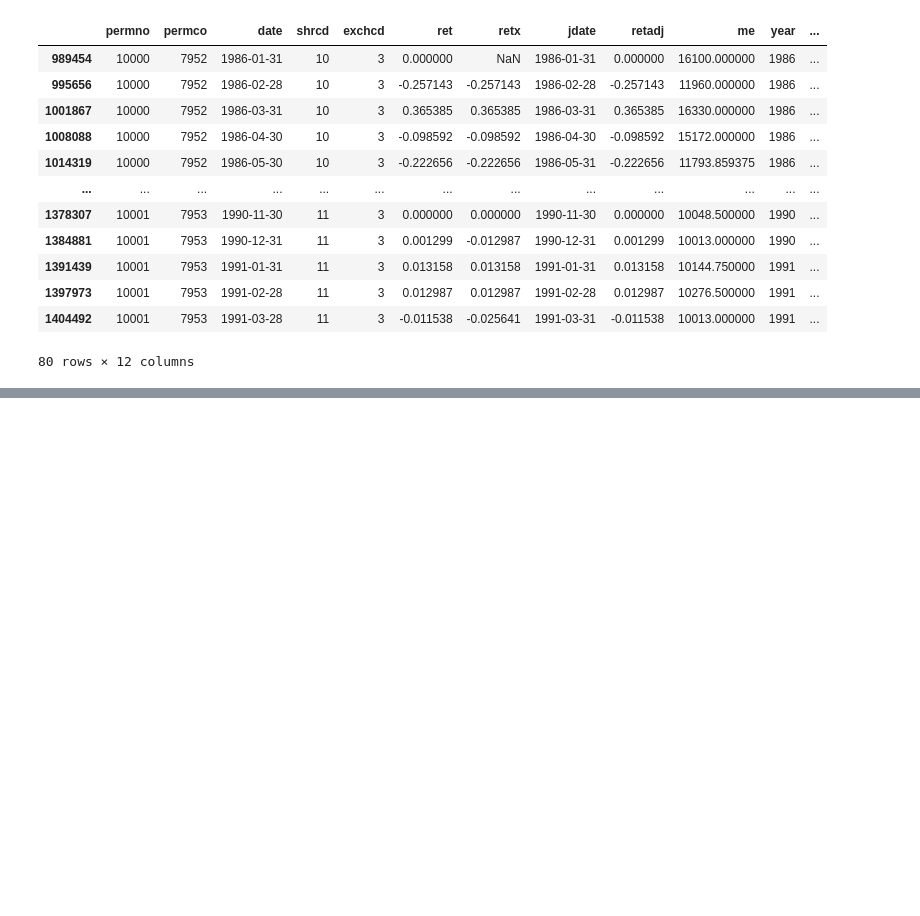
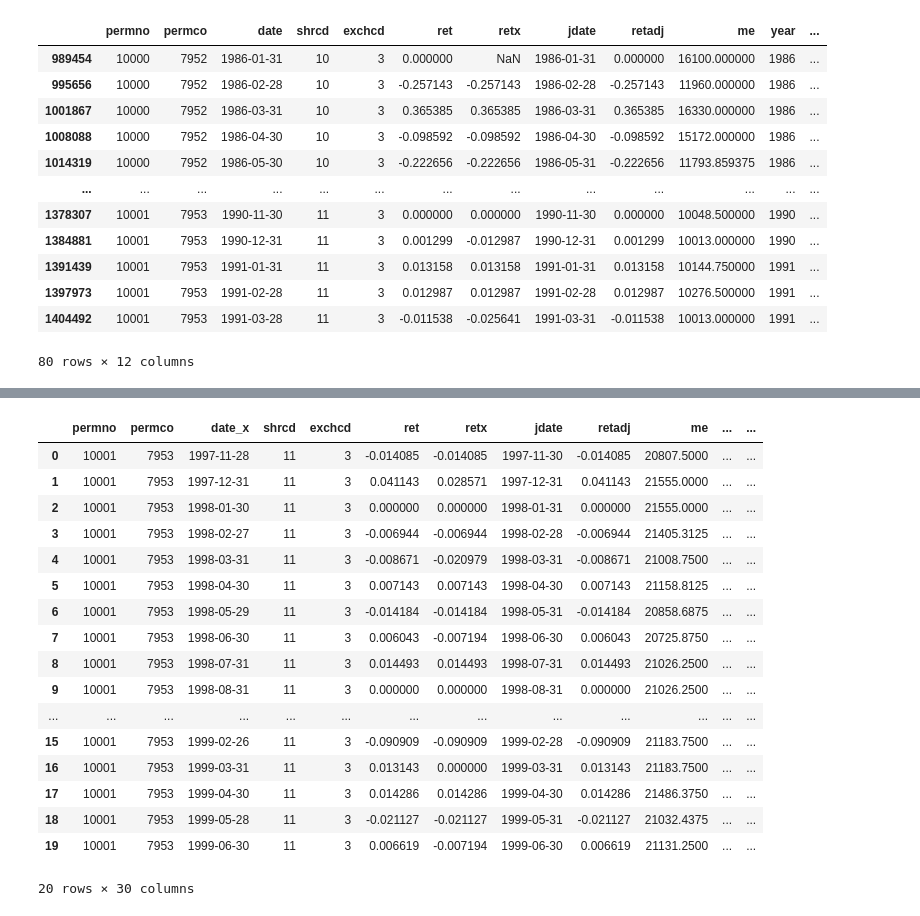
Before and after one commit to icer6683/Pricing, a Jupyter notebook: Table2.ipynb, the cells around one changed output, grey strips where cells are left out. Saved outputs shown, nothing was run; the diff lists cells and outputs as text; code cells hidden in the pictures; blank space fills up the shorter version.

```diff
--- a/Table2.ipynb
+++ b/Table2.ipynb
@@ -120,0 +180,7 @@ TypeError: 'numpy.int64' object is not callable
+# %%
+fullanomaly['date'] = pd.to_datetime(fullanomaly['yyyymm'], format='%Y%m')
+fullanomaly['jdate'] = fullanomaly['date']+MonthEnd(0)
+fullanomaly['jdate'] = fullanomaly['jdate'].dt.date
+fullanomaly['jdate'] = fullanomaly['jdate'].astype('<M8[ns]')
+fullanomaly['permno'] = fullanomaly['permno'].astype(int)
+fullanomaly.sort_values(by=['permno']).head(120)
@@ -120,0 +201,22 @@ TypeError: 'numpy.int64' object is not callable
+# %%
+data = pd.merge(crsp3, fullanomaly, how='inner', on=['permno', 'jdate'])
+data.head(20)
+# %% [output]
+|  | permno | permco | date_x | shrcd | exchcd | ret | retx | jdate | retadj | me | ... | ... |
+| 0 | 10001 | 7953 | 1997-11-28 | 11 | 3 | -0.014085 | -0.014085 | 1997-11-30 | -0.014085 | 20807.5000 | ... | ... |
+| 1 | 10001 | 7953 | 1997-12-31 | 11 | 3 | 0.041143 | 0.028571 | 1997-12-31 | 0.041143 | 21555.0000 | ... | ... |
+| 2 | 10001 | 7953 | 1998-01-30 | 11 | 3 | 0.000000 | 0.000000 | 1998-01-31 | 0.000000 | 21555.0000 | ... | ... |
+| 3 | 10001 | 7953 | 1998-02-27 | 11 | 3 | -0.006944 | -0.006944 | 1998-02-28 | -0.006944 | 21405.3125 | ... | ... |
+| 4 | 10001 | 7953 | 1998-03-31 | 11 | 3 | -0.008671 | -0.020979 | 1998-03-31 | -0.008671 | 21008.7500 | ... | ... |
+| 5 | 10001 | 7953 | 1998-04-30 | 11 | 3 | 0.007143 | 0.007143 | 1998-04-30 | 0.007143 | 21158.8125 | ... | ... |
+| 6 | 10001 | 7953 | 1998-05-29 | 11 | 3 | -0.014184 | -0.014184 | 1998-05-31 | -0.014184 | 20858.6875 | ... | ... |
+| 7 | 10001 | 7953 | 1998-06-30 | 11 | 3 | 0.006043 | -0.007194 | 1998-06-30 | 0.006043 | 20725.8750 | ... | ... |
+| 8 | 10001 | 7953 | 1998-07-31 | 11 | 3 | 0.014493 | 0.014493 | 1998-07-31 | 0.014493 | 21026.2500 | ... | ... |
+| 9 | 10001 | 7953 | 1998-08-31 | 11 | 3 | 0.000000 | 0.000000 | 1998-08-31 | 0.000000 | 21026.2500 | ... | ... |
+| ... | ... | ... | ... | ... | ... | ... | ... | ... | ... | ... | ... | ... |
+| 15 | 10001 | 7953 | 1999-02-26 | 11 | 3 | -0.090909 | -0.090909 | 1999-02-28 | -0.090909 | 21183.7500 | ... | ... |
+| 16 | 10001 | 7953 | 1999-03-31 | 11 | 3 | 0.013143 | 0.000000 | 1999-03-31 | 0.013143 | 21183.7500 | ... | ... |
+| 17 | 10001 | 7953 | 1999-04-30 | 11 | 3 | 0.014286 | 0.014286 | 1999-04-30 | 0.014286 | 21486.3750 | ... | ... |
+| 18 | 10001 | 7953 | 1999-05-28 | 11 | 3 | -0.021127 | -0.021127 | 1999-05-31 | -0.021127 | 21032.4375 | ... | ... |
+| 19 | 10001 | 7953 | 1999-06-30 | 11 | 3 | 0.006619 | -0.007194 | 1999-06-30 | 0.006619 | 21131.2500 | ... | ... |
+20 rows × 30 columns
```
Also changed, not shown: parts of 12 cells of this notebook.
